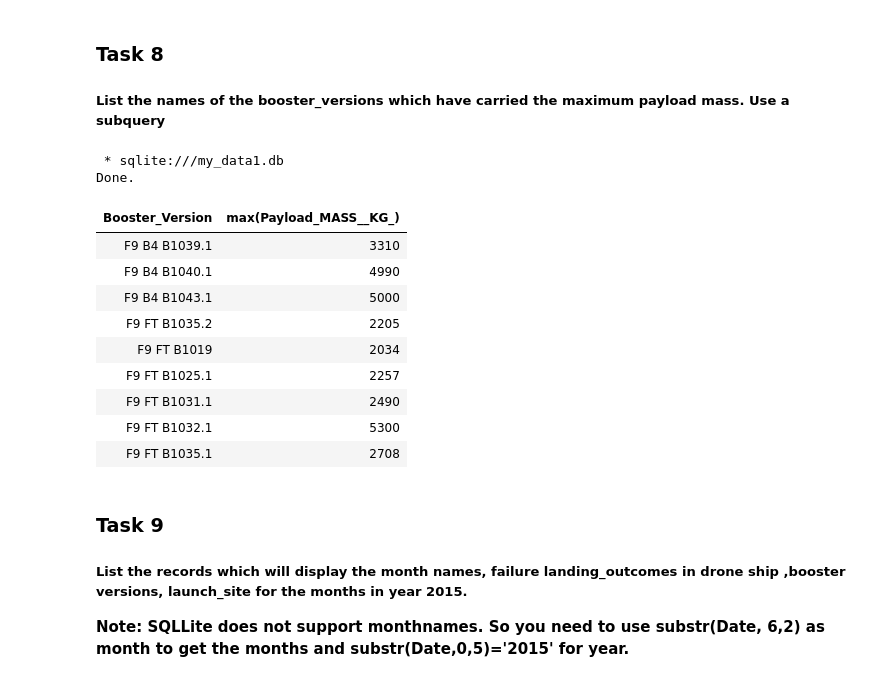
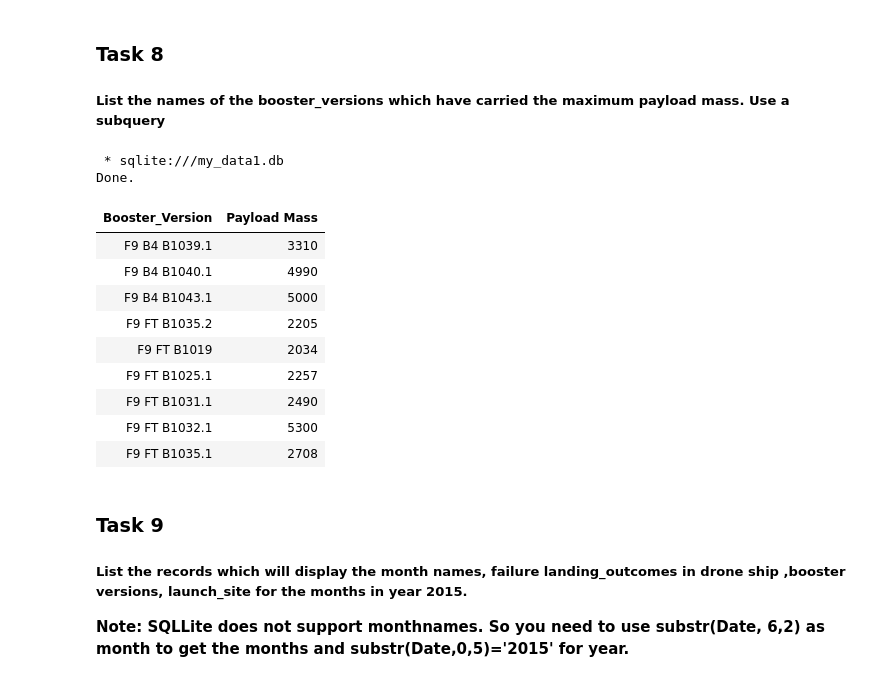
Before and after one commit to peczakax/CourseraDataScienceCapstone, a Jupyter notebook: Applied Data Science Capstone/jupyter-labs-eda-sql-coursera_sqllite.ipynb, the cells around one changed output. Drawn from its saved outputs; the diff is of its cells as text; code cells hidden in the pictures.

```diff
--- a/Applied Data Science Capstone/jupyter-labs-eda-sql-coursera_sqllite.ipynb
+++ b/Applied Data Science Capstone/jupyter-labs-eda-sql-coursera_sqllite.ipynb
@@ -239,11 +262,12 @@ Done.
 
 ##### List the   names of the booster_versions which have carried the maximum payload mass. Use a subquery
 # %%
-%sql select "Booster_Version", max("Payload_MASS__KG_") from (select "Booster_Version", "Payload_MASS__KG_" from SPACEXTABLE where "Landing_Outcome" = 'Success (ground pad)') as a group by "Booster_Version"
+%sql select "Booster_Version", max("Payload_MASS__KG_") as 'Payload_Mass' from (select "Booster_Version", "Payload_MASS__KG_" from SPACEXTABLE where "Landing_Outcome" = 'Success (ground pad)') \
+group by "Booster_Version"
 # %% [output]
  * sqlite:///my_data1.db
 Done.
-| Booster_Version | max(Payload_MASS__KG_) |
+| Booster_Version | Payload Mass |
 | F9 B4 B1039.1 | 3310 |
 | F9 B4 B1040.1 | 4990 |
 | F9 B4 B1043.1 | 5000 |
```
Also changed, not shown: parts of 7 cells of this notebook, 4 other files.
